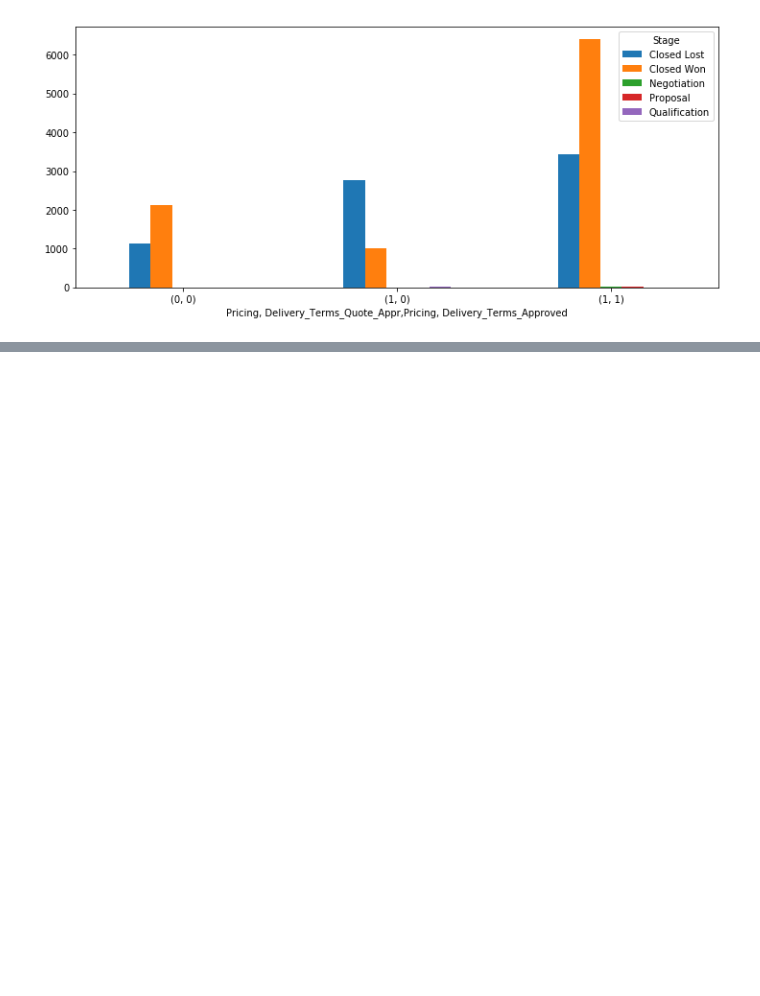
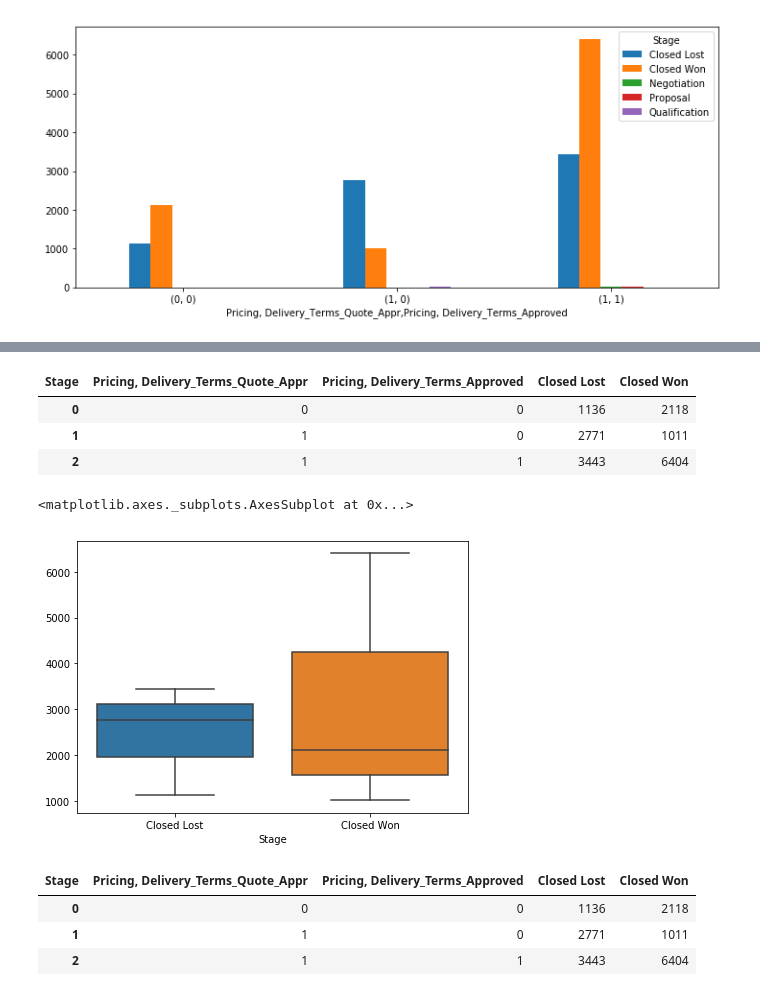
Before and after one commit to nazar9318/datos-TP1-Pandas-2c2020, a Jupyter notebook: notebooks/pricing_approval.ipynb, the cells around one changed output, grey strips where cells are left out. Saved outputs shown, nothing was run; the diff lists cells and outputs as text; code cells hidden in the pictures; blank space fills up the shorter version.

```diff
--- a/notebooks/pricing_approval.ipynb
+++ b/notebooks/pricing_approval.ipynb
@@ -111,0 +125,21 @@ aprobados_precios
+# %%
+g = aprobados_precios.reset_index()
+g.head()
+# %% [output]
+| Stage | Pricing, Delivery_Terms_Quote_Appr | Pricing, Delivery_Terms_Approved | Closed Lost | Closed Won |
+| 0 | 0 | 0 | 1136 | 2118 |
+| 1 | 1 | 0 | 2771 | 1011 |
+| 2 | 1 | 1 | 3443 | 6404 |
+# %%
+plt.subplots(figsize=(7,5))
+sns.boxplot(data=aprobados_precios[['Closed Lost', 'Closed Won']])
+# %% [output]
+<matplotlib.axes._subplots.AxesSubplot at 0x...>
+[figure, added]
+# %%
+aprobados_precios.reset_index()
+# %% [output]
+| Stage | Pricing, Delivery_Terms_Quote_Appr | Pricing, Delivery_Terms_Approved | Closed Lost | Closed Won |
+| 0 | 0 | 0 | 1136 | 2118 |
+| 1 | 1 | 0 | 2771 | 1011 |
+| 2 | 1 | 1 | 3443 | 6404 |
```
Also changed, not shown: parts of 9 cells of this notebook.
